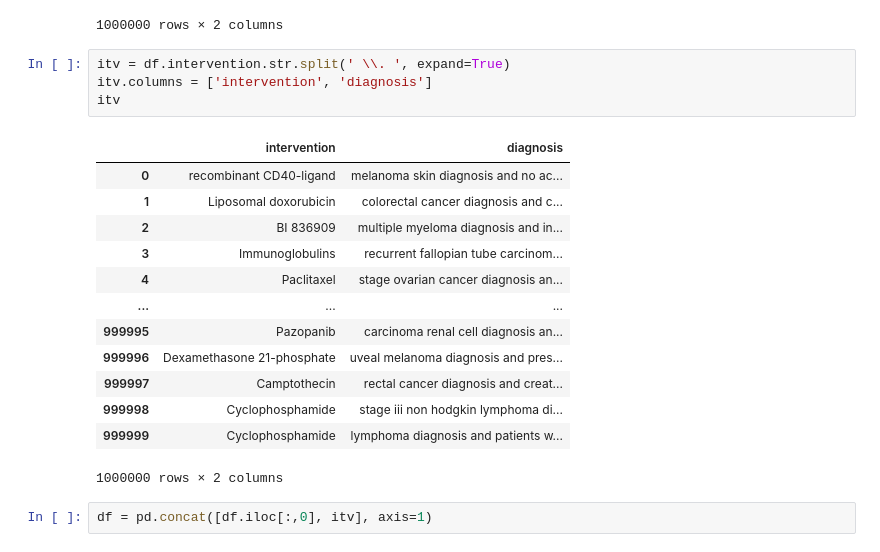
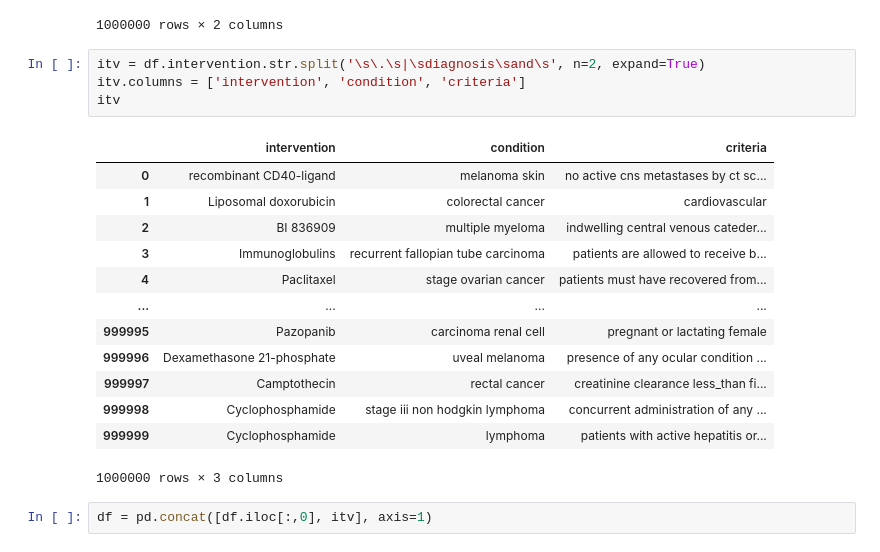
Before and after one commit to lawrence009/CancerClinicalTrials, a Jupyter notebook: 02_data_wrangling.ipynb, the cells around one changed output. Drawn from its saved outputs; the diff is of its cells as text.

Commit message:
split diagnosis column into condition and criteria

```diff
--- a/02_data_wrangling.ipynb
+++ b/02_data_wrangling.ipynb
@@ -91,22 +81,22 @@ df
 | 999999 | False | Cyclophosphamide . lymphoma diagn... |
 1000000 rows × 2 columns
 # %%
-itv = df.intervention.str.split(' \\. ', expand=True)
-itv.columns = ['intervention', 'diagnosis']
+itv = df.intervention.str.split('\s\.\s|\sdiagnosis\sand\s', n=2, expand=True)
+itv.columns = ['intervention', 'condition', 'criteria']
 itv
 # %% [output]
-|  | intervention | diagnosis |
-| 0 | recombinant CD40-ligand | melanoma skin diagnosis and no ac... |
-| 1 | Liposomal doxorubicin | colorectal cancer diagnosis and c... |
-| 2 | BI 836909 | multiple myeloma diagnosis and in... |
-| 3 | Immunoglobulins | recurrent fallopian tube carcinom... |
-| 4 | Paclitaxel | stage ovarian cancer diagnosis an... |
-| ... | ... | ... |
-| 999995 | Pazopanib | carcinoma renal cell diagnosis an... |
-| 999996 | Dexamethasone 21-phosphate | uveal melanoma diagnosis and pres... |
-| 999997 | Camptothecin | rectal cancer diagnosis and creat... |
-| 999998 | Cyclophosphamide | stage iii non hodgkin lymphoma di... |
-| 999999 | Cyclophosphamide | lymphoma diagnosis and patients w... |
+|  | intervention | condition | criteria |
+| 0 | recombinant CD40-ligand | melanoma skin | no active cns metastases by ct sc... |
+| 1 | Liposomal doxorubicin | colorectal cancer | cardiovascular |
+| 2 | BI 836909 | multiple myeloma | indwelling central venous cateder... |
+| 3 | Immunoglobulins | recurrent fallopian tube carcinoma | patients are allowed to receive b... |
+| 4 | Paclitaxel | stage ovarian cancer | patients must have recovered from... |
+| ... | ... | ... | ... |
+| 999995 | Pazopanib | carcinoma renal cell | pregnant or lactating female |
+| 999996 | Dexamethasone 21-phosphate | uveal melanoma | presence of any ocular condition ... |
+| 999997 | Camptothecin | rectal cancer | creatinine clearance less_than fi... |
+| 999998 | Cyclophosphamide | stage iii non hodgkin lymphoma | concurrent administration of any ... |
+| 999999 | Cyclophosphamide | lymphoma | patients with active hepatitis or... |
-1000000 rows × 2 columns
+1000000 rows × 3 columns
 # %%
 df = pd.concat([df.iloc[:,0], itv], axis=1)
```
Also changed, not shown: parts of 15 cells of this notebook.
